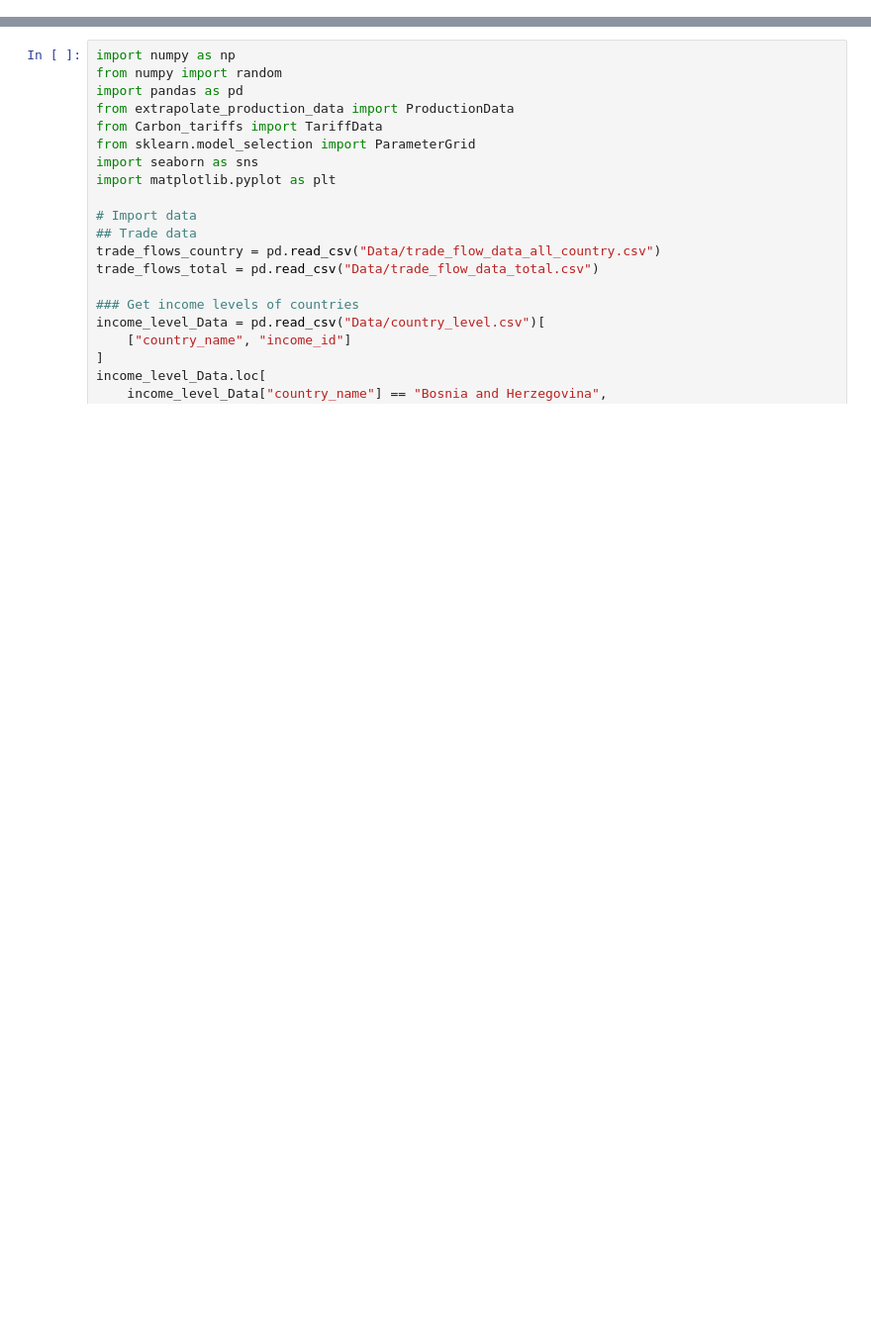
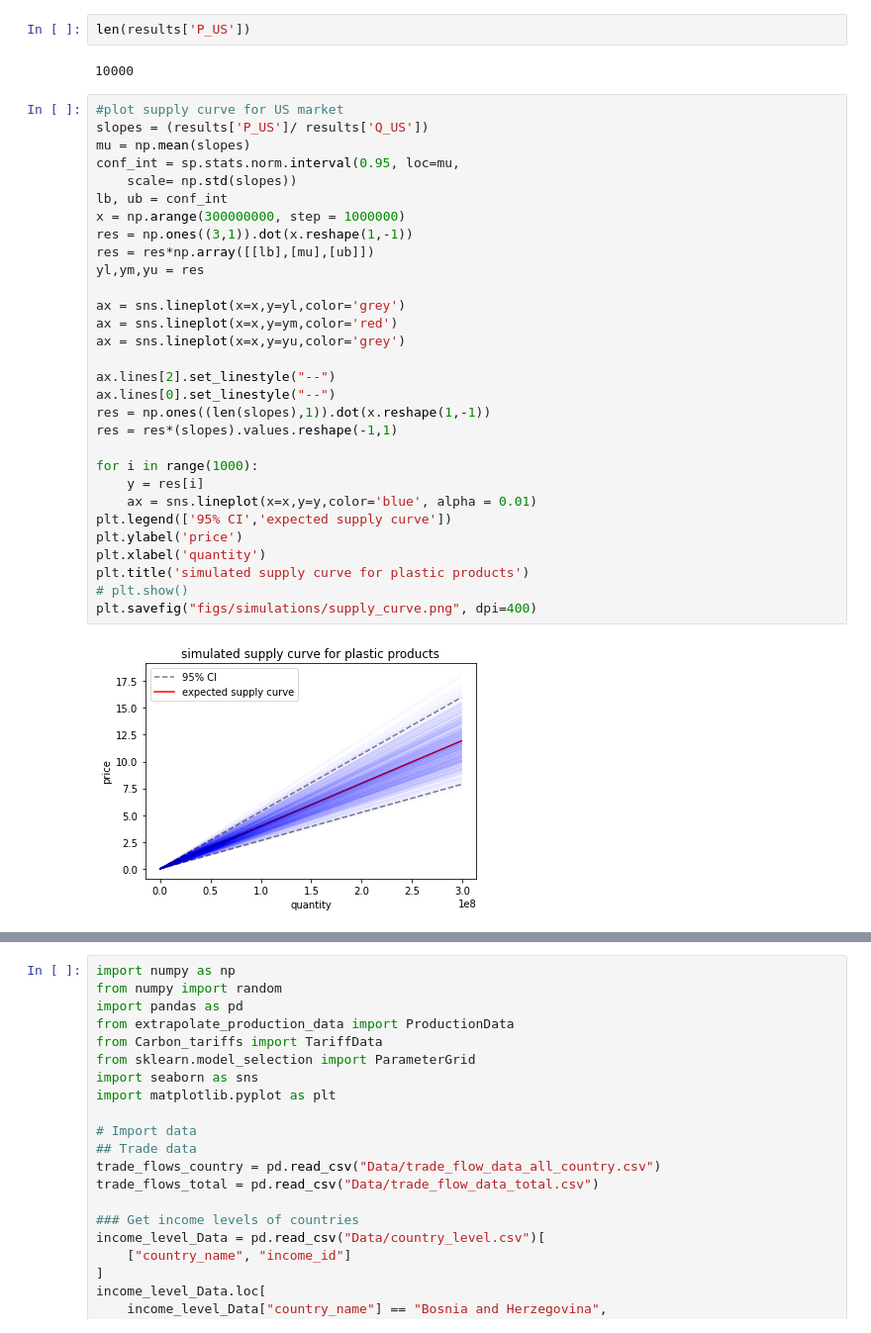
Before and after one commit to 22DataChallengeCItadel/Data-Open-Championship, a Jupyter notebook: simulation_visualization.ipynb, the cells around one changed output, grey strips where cells are left out. Shown at 99% size. Cells and saved outputs as stored; diff of their text form; blank space fills up the shorter version.

```diff
--- a/simulation_visualization.ipynb
+++ b/simulation_visualization.ipynb
@@ -448,0 +446,36 @@ plt.clf()
+# %%
+len(results['P_US'])
+# %% [output]
+10000
+# %%
+#plot supply curve for US market
+slopes = (results['P_US']/ results['Q_US'])
+mu = np.mean(slopes)
+conf_int = sp.stats.norm.interval(0.95, loc=mu,
+    scale= np.std(slopes))
+lb, ub = conf_int
+x = np.arange(300000000, step = 1000000)
+res = np.ones((3,1)).dot(x.reshape(1,-1))
+res = res*np.array([[lb],[mu],[ub]])
+yl,ym,yu = res
+
+ax = sns.lineplot(x=x,y=yl,color='grey')
+ax = sns.lineplot(x=x,y=ym,color='red')
+ax = sns.lineplot(x=x,y=yu,color='grey')
+
+ax.lines[2].set_linestyle("--")
+ax.lines[0].set_linestyle("--")
+res = np.ones((len(slopes),1)).dot(x.reshape(1,-1))
+res = res*(slopes).values.reshape(-1,1)
+
+for i in range(1000):
+    y = res[i]
+    ax = sns.lineplot(x=x,y=y,color='blue', alpha = 0.01)
+plt.legend(['95% CI','expected supply curve'])
+plt.ylabel('price')
+plt.xlabel('quantity')
+plt.title('simulated supply curve for plastic products')
+# plt.show()
+plt.savefig("figs/simulations/supply_curve.png", dpi=400)
+# %% [output]
+[figure, added]
```
Also changed, not shown: parts of 8 cells of this notebook.
